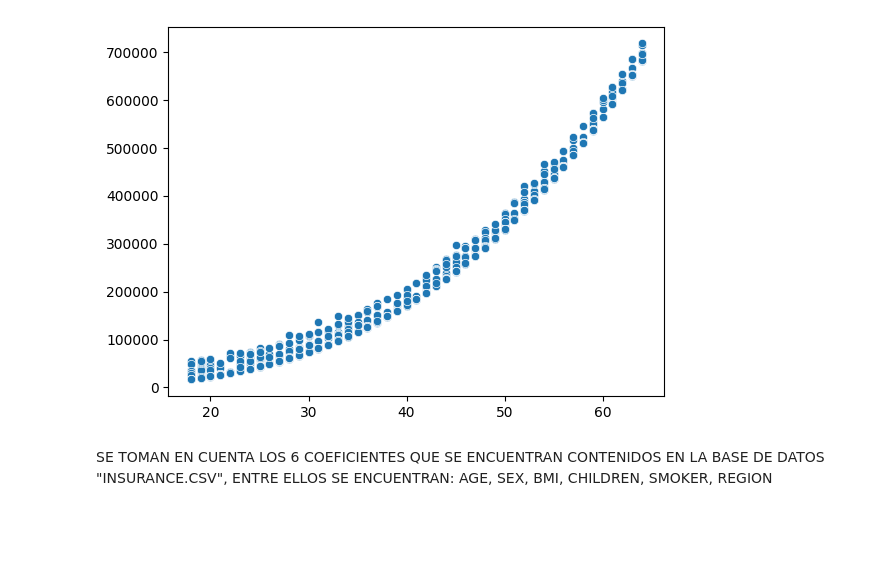
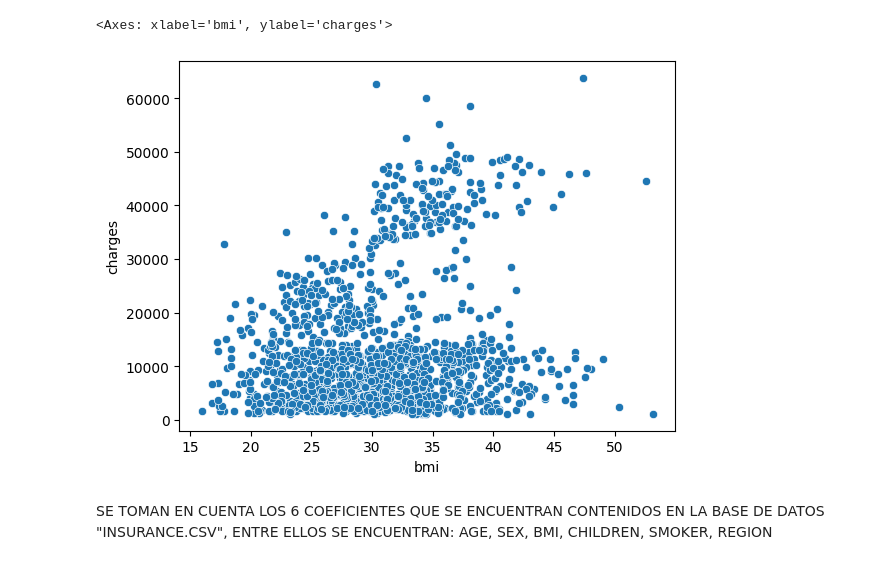
Before and after one commit to DanielRojas0830/Caso3, a Jupyter notebook: Caso3.ipynb, the cells around one changed output. Drawn from its saved outputs; the diff is of its cells as text; code cells hidden in the pictures; blank space fills up the shorter version.

```diff
--- a/Caso3.ipynb
+++ b/Caso3.ipynb
@@ -29,9 +29,16 @@ x = data['age'].values
 y = data['charges'].values
-# %%
-y_np = 2 + 2*x + 3*(x**2) + 2.5*(x**3) + y
-sns.scatterplot(x=x, y=y_np);
-# %% [output]
-[figure, removed]
+# %%
+# Definir las variables independientes (predictores) y la variable dependiente
+x = data[['age', 'bmi', 'children']]  # Selecciona las variables independientes de tu interés
+y = data['charges']  # Selecciona la variable dependiente
+
+# No necesitamos definir y_np ya que y representa directamente la variable dependiente
+
+# Visualizar los datos
+sns.scatterplot(x=x['bmi'], y=y)
+# %% [output]
+<Axes: xlabel='bmi', ylabel='charges'>
+[figure, added]
 # %%
 def get_models(k, X, y):
     """
```
Also changed, not shown: parts of 5 cells of this notebook.
